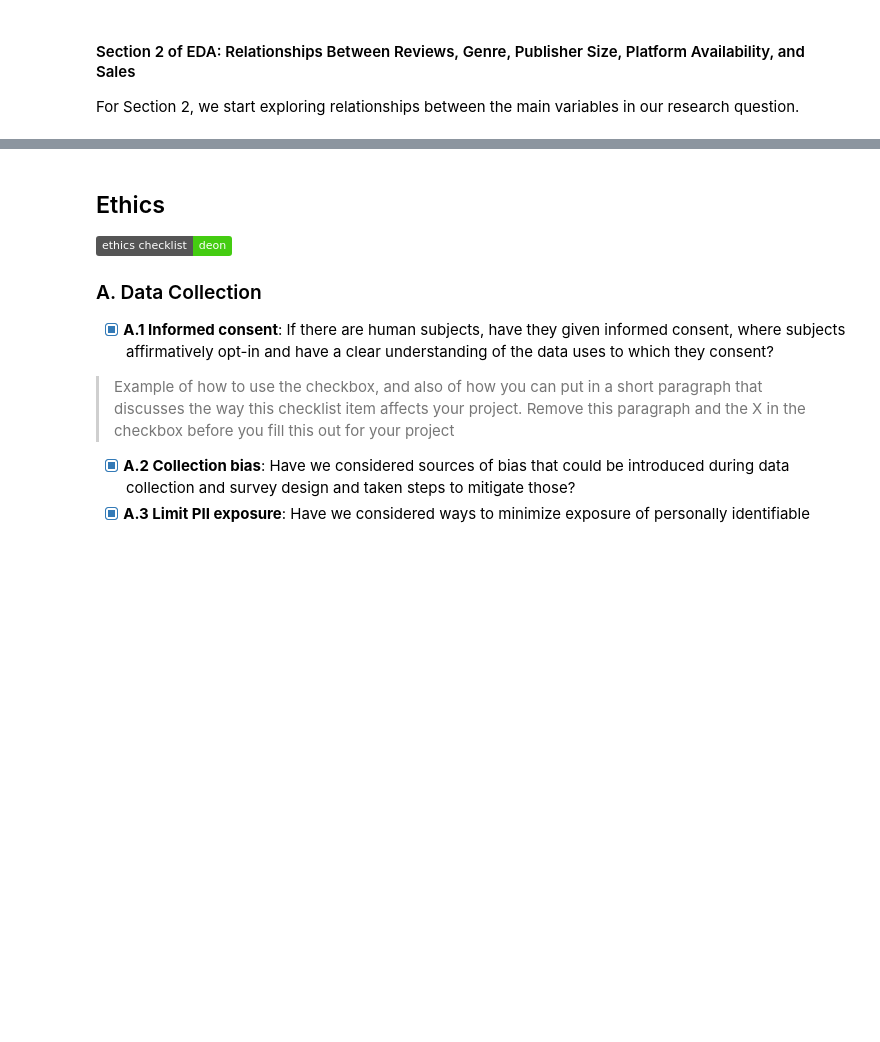
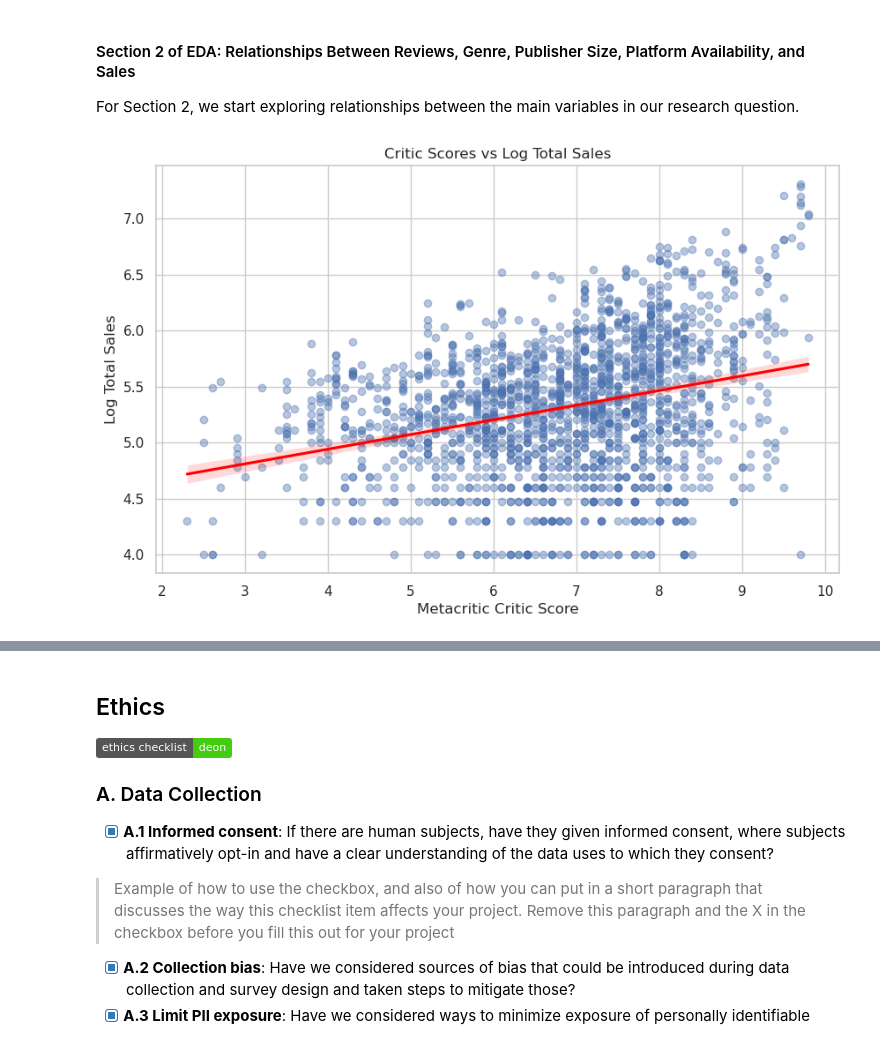
Before and after one commit to COGS108/Group-SP26-099, a Jupyter notebook: 02-EDACheckpoint.ipynb, the cells around one changed output, grey strips where cells are left out. Cells and saved outputs as stored; diff of their text form; code cells hidden in the pictures; badges without logos; blank space fills up the shorter version.

```diff
--- a/02-EDACheckpoint.ipynb
+++ b/02-EDACheckpoint.ipynb
@@ -557,0 +552,19 @@ For Section 2, we start exploring relationships between the main variables in ou
+# %%
+critic_sales = games[games["log_total_sales"] > 0]
+
+plt.figure(figsize=(10, 6))
+
+sns.regplot(
+    data=critic_sales,
+    x="metacritic_review_score",
+    y="log_total_sales",
+    scatter_kws={"alpha": 0.4},
+    line_kws={"color": "red"}
+)
+
+plt.title("Critic Scores vs Log Total Sales")
+plt.xlabel("Metacritic Critic Score")
+plt.ylabel("Log Total Sales")
+plt.show()
+# %% [output]
+[figure, added]
```
Also changed, not shown: parts of 20 cells of this notebook, 1 other file.
